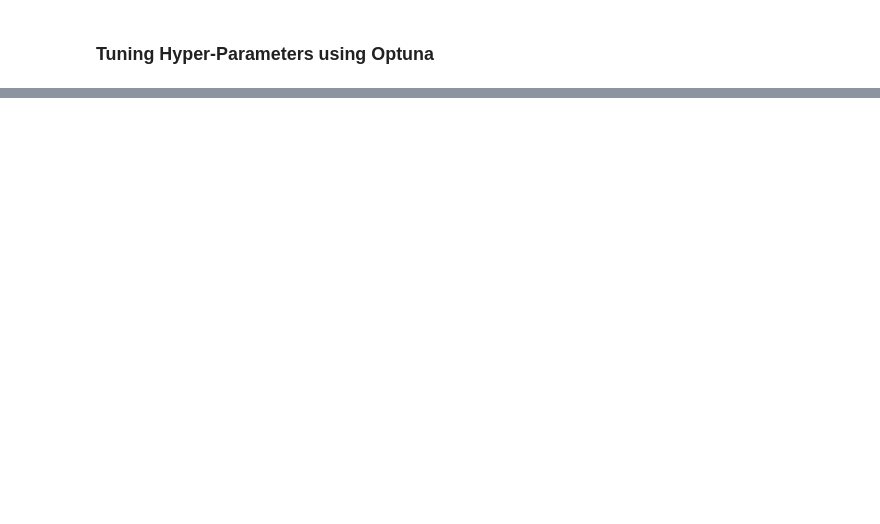
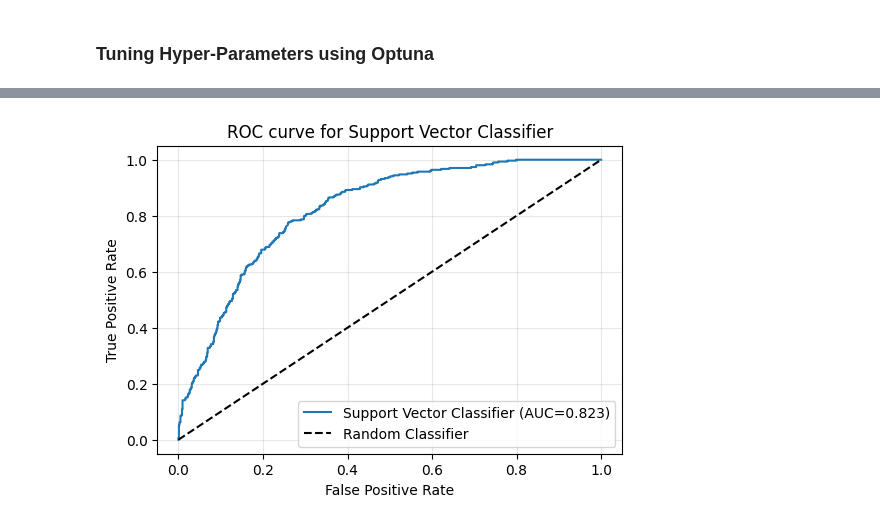
Before and after one commit to ansariafzal-ka/MLOPs-Churn-Prediction, a Jupyter notebook: api/src/notebooks/model_training.ipynb, the cells around one changed output, grey strips where cells are left out. Saved outputs shown, nothing was run; the diff lists cells and outputs as text; code cells hidden in the pictures; blank space fills up the shorter version.

```diff
--- a/api/src/notebooks/model_training.ipynb
+++ b/api/src/notebooks/model_training.ipynb
@@ -140,0 +215,5 @@ weighted avg       0.81      0.56      0.56      1127
+# %%
+study = optuna.create_study(direction='maximize')
+study.optimize(objective, n_trials=50)
+
+print(f'Best Parameters: {study.best_params}')
@@ -140,0 +239,9 @@ weighted avg       0.81      0.56      0.56      1127
+# %%
+# validating the tuned support vector classifier model
+best_params = study.best_params
+
+final_model = SVC(**best_params, probability=True, random_state=SEED)
+final_model.fit(X_train_resampled, y_train_resampled)
+
+y_pred = final_model.predict(X_val)
+print(classification_report(y_val, y_pred))
@@ -140,0 +257,9 @@ weighted avg       0.81      0.56      0.56      1127
+# %%
+# plotting ROC curve
+y_prob = final_model.predict_proba(X_val)[:, 1]
+fpr, tpr, thresholds = roc_curve(y_val, y_prob)
+auc_score = roc_auc_score(y_val, y_prob)
+
+plot_roc('Support Vector Classifier', fpr, tpr, auc_score)
+# %% [output]
+[figure, added]
```
Also changed, not shown: parts of 18 cells of this notebook, 5 other files.
